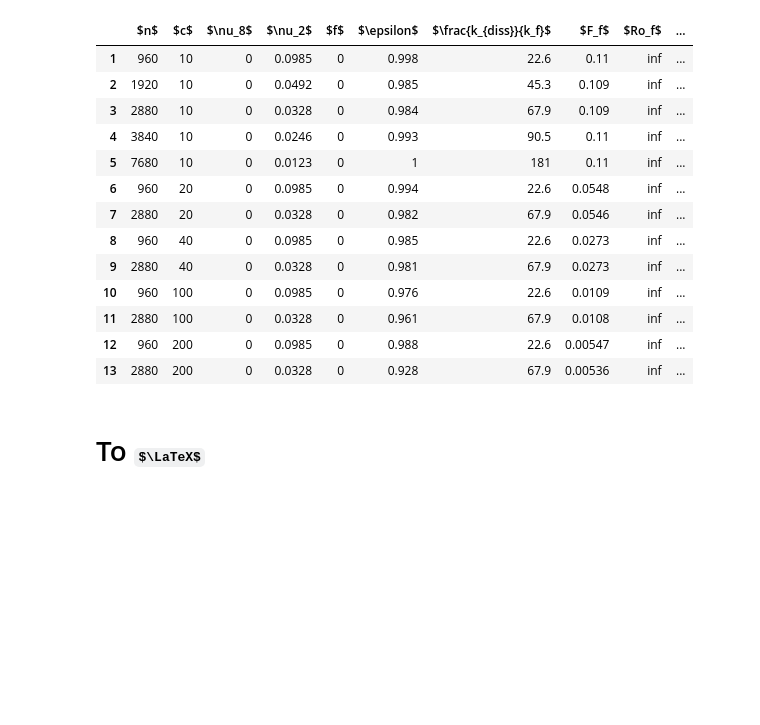
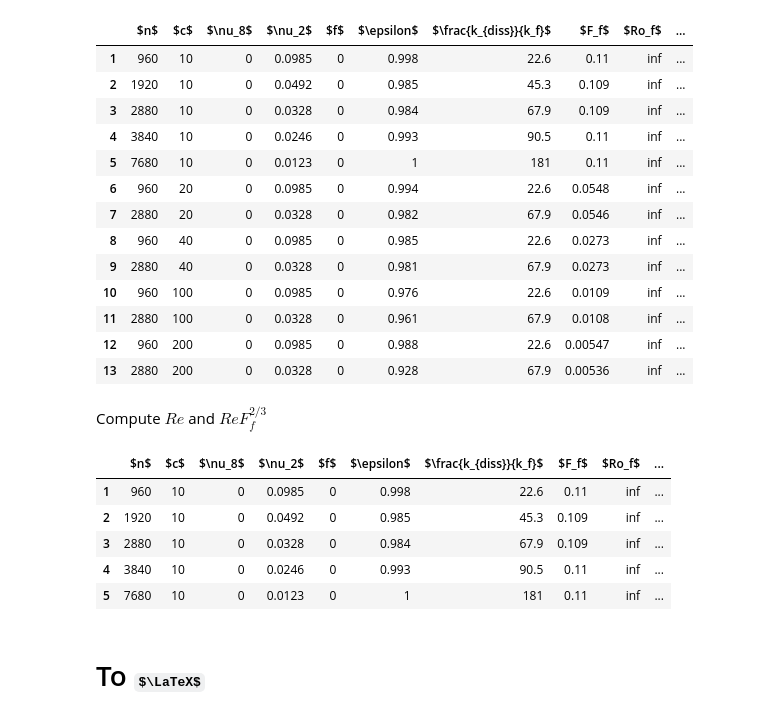
Before and after one commit to ashwinvis/augieretal_jfm_2019_shallow_water, a Jupyter notebook: Python/table_laplacian.ipynb, the cells around one changed output. Drawn from its saved outputs; the diff is of its cells as text; code cells hidden in the pictures; some formulas as TeX source; blank space fills up the shorter version.

Commit message:
Fix color scale of fig_phys_fields_wave_lap, update table for laplacian runs to include Re, ReFf2/3

```diff
--- a/Python/table_laplacian.ipynb
+++ b/Python/table_laplacian.ipynb
@@ -82,6 +84,30 @@ df_lap
 | 11 | 2880 | 100 | 0 | 0.0328 | 0 | 0.961 | 67.9 | 0.0108 | inf | ... |
 | 12 | 960 | 200 | 0 | 0.0985 | 0 | 0.988 | 22.6 | 0.00547 | inf | ... |
 | 13 | 2880 | 200 | 0 | 0.0328 | 0 | 0.928 | 67.9 | 0.00536 | inf | ... |
+# %% [markdown]
+Compute $Re$ and $ReF_f^{2/3}$
+# %%
+import pandas as pd
+from base import _k_f
+from paths import params_from_path, paths_lap
+
+
+get_kf = lambda short_name: _k_f(params_from_path(paths_lap.get(short_name)))
+kf = df_lap["short name"].apply(get_kf)
+# %%
+Re = df_lap[r"$\epsilon$"] ** (1/3) / (kf ** (4/3) * df_lap[r"$\nu_2$"])
+ReFr23 = Re * df_lap["$F_f$"] ** (2/3)
+# %%
+df_lap.insert(9, "$Re$", Re)
+df_lap.insert(10, "$ReF_f^{2/3}$", ReFr23)
+df_lap.head()
+# %% [output]
+|  | $n$ | $c$ | $\nu_8$ | $\nu_2$ | $f$ | $\epsilon$ | $\frac{k_{diss}}{k_f}$ | $F_f$ | $Ro_f$ | ... |
+| 1 | 960 | 10 | 0 | 0.0985 | 0 | 0.998 | 22.6 | 0.11 | inf | ... |
+| 2 | 1920 | 10 | 0 | 0.0492 | 0 | 0.985 | 45.3 | 0.109 | inf | ... |
+| 3 | 2880 | 10 | 0 | 0.0328 | 0 | 0.984 | 67.9 | 0.109 | inf | ... |
+| 4 | 3840 | 10 | 0 | 0.0246 | 0 | 0.993 | 90.5 | 0.11 | inf | ... |
+| 5 | 7680 | 10 | 0 | 0.0123 | 0 | 1 | 181 | 0.11 | inf | ... |
 # %% [markdown]
 # To $\LaTeX$
 # %%
```
Also changed, not shown: parts of 3 cells of this notebook, 6 other files.
